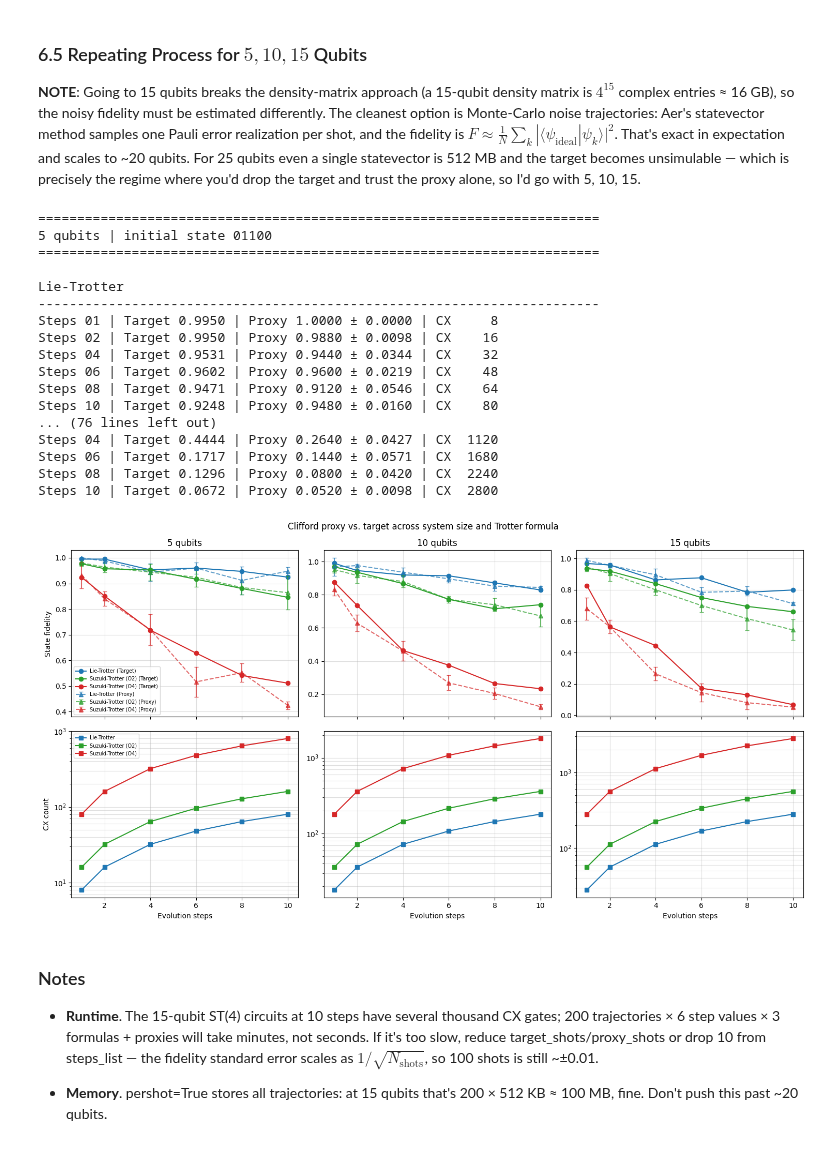
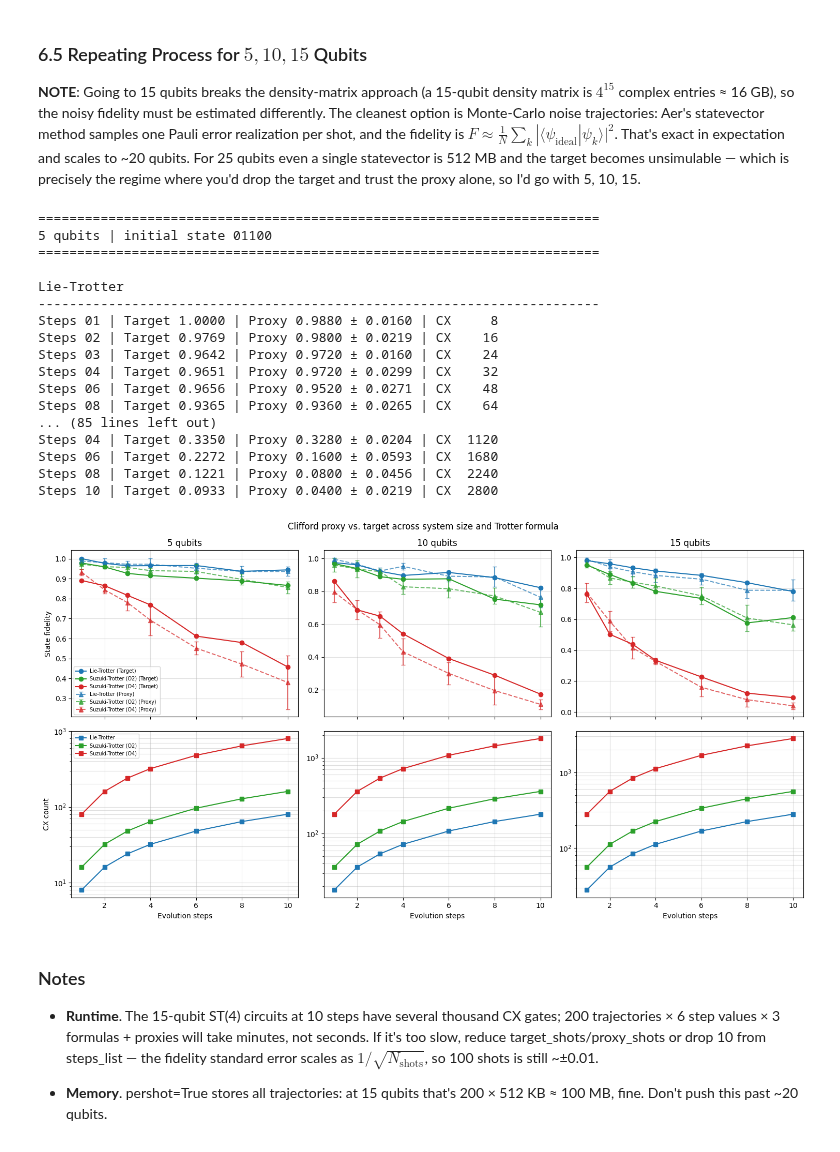
Before and after one commit to mukedon/quantum_computing, a Jupyter notebook: 4_projects_&_examples/3_ising_model_(cliff_trott)/3_cliff_trott._ising.ipynb, the cells around one changed output. Saved outputs shown, nothing was run; the diff lists cells and outputs as text; code cells hidden in the pictures.

```diff
--- a/4_projects_&_examples/3_ising_model_(cliff_trott)/3_cliff_trott._ising.ipynb
+++ b/4_projects_&_examples/3_ising_model_(cliff_trott)/3_cliff_trott._ising.ipynb
@@ -63,15 +63,16 @@ This creates a statistical ensemble of circuits whose average fidelity tracks th
 # %%
 # Randomized Cliffordization of Circuit (Scalable Proxy Circuit)
 def cliffordize_circuit(qc_basis, num_proxies=10, rng=rng):
-    """Replace every rz(theta) with rz(k*pi/2). Gate count is unchanged."""
+    """Replace every rz(theta) and rx(theta) with rz(k*pi/2) or rx(k*pi/2). Gate count/structure is unchanged."""
     proxies = []
     for _ in range(num_proxies):
         proxy = qc_basis.copy_empty_like()
         for instr in qc_basis.data:
             op = instr.operation
-            if op.name == "rz":
+            if op.name in ["rz", "rx"]:
                 k = rng.integers(4)
-                proxy.rz(k * np.pi / 2, instr.qubits[0])
+                # Apply the corresponding gate dynamically (rz or rx) with a Clifford phase k * pi/2
+                getattr(proxy, op.name)(k * np.pi / 2, instr.qubits[0])
             else:
                 proxy.append(op, instr.qubits, instr.clbits)
         proxies.append(proxy)
@@ -558,7 +559,7 @@ def run_benchmark(n_qubits, formulas, steps_list, total_time=1.0,
 # Run across system sizes
 # ============================================================
 qubit_sizes = [5, 10, 15]
-steps_list = [1, 2, 4, 6, 8, 10]
+steps_list = [1, 2, 3, 4, 6, 8, 10]
 formulas = {
     "Lie-Trotter": LieTrotter(),
     "Suzuki-Trotter (O2)": SuzukiTrotter(order=2),
@@ -578,45 +579,45 @@ colors = ["C0", "C2", "C3"]
 
 for col, n in enumerate(qubit_sizes):
     ax_fid, ax_cx = axes[0, col], axes[1, col]
     for (name, r), c in zip(all_results[n].items(), colors):
         steps, ft, fp, sp, ncx = r.T
         ax_fid.plot(steps, ft, "o-", color=c, label=f"{name} (Target)")
         ax_fid.errorbar(
             steps, fp, yerr=sp, fmt="^--", color=c, alpha=0.7, capsize=3,
             label=f"{name} (Proxy)",
         )
         ax_cx.plot(steps, ncx, "s-", color=c, label=name)
 
     ax_fid.set(title=f"{n} qubits", ylabel="State fidelity" if col == 0 else "")
     ax_cx.set(xlabel="Evolution steps", ylabel="CX count" if col == 0 else "")
     ax_cx.set_yscale("log")
     for ax in (ax_fid, ax_cx):
         ax.grid(True, which="both", alpha=0.4)
 
 axes[0, 0].legend(fontsize=7)
 axes[1, 0].legend(fontsize=7)
 fig.suptitle("Clifford proxy vs. target across system size and Trotter formula")
 plt.tight_layout()
 plt.show()
 # %% [output]
 ========================================================================
 5 qubits | initial state 01100
 ========================================================================
 
 Lie-Trotter
 ------------------------------------------------------------------------
-Steps 01 | Target 0.9950 | Proxy 1.0000 ± 0.0000 | CX     8
-Steps 02 | Target 0.9950 | Proxy 0.9880 ± 0.0098 | CX    16
-Steps 04 | Target 0.9531 | Proxy 0.9440 ± 0.0344 | CX    32
-Steps 06 | Target 0.9602 | Proxy 0.9600 ± 0.0219 | CX    48
-Steps 08 | Target 0.9471 | Proxy 0.9120 ± 0.0546 | CX    64
-Steps 10 | Target 0.9248 | Proxy 0.9480 ± 0.0160 | CX    80
-... (76 lines left out)
-Steps 04 | Target 0.4444 | Proxy 0.2640 ± 0.0427 | CX  1120
-Steps 06 | Target 0.1717 | Proxy 0.1440 ± 0.0571 | CX  1680
-Steps 08 | Target 0.1296 | Proxy 0.0800 ± 0.0420 | CX  2240
-Steps 10 | Target 0.0672 | Proxy 0.0520 ± 0.0098 | CX  2800
+Steps 01 | Target 1.0000 | Proxy 0.9880 ± 0.0160 | CX     8
+Steps 02 | Target 0.9769 | Proxy 0.9800 ± 0.0219 | CX    16
+Steps 03 | Target 0.9642 | Proxy 0.9720 ± 0.0160 | CX    24
+Steps 04 | Target 0.9651 | Proxy 0.9720 ± 0.0299 | CX    32
+Steps 06 | Target 0.9656 | Proxy 0.9520 ± 0.0271 | CX    48
+Steps 08 | Target 0.9365 | Proxy 0.9360 ± 0.0265 | CX    64
+... (85 lines left out)
+Steps 04 | Target 0.3350 | Proxy 0.3280 ± 0.0204 | CX  1120
+Steps 06 | Target 0.2272 | Proxy 0.1600 ± 0.0593 | CX  1680
+Steps 08 | Target 0.1221 | Proxy 0.0800 ± 0.0456 | CX  2240
+Steps 10 | Target 0.0933 | Proxy 0.0400 ± 0.0219 | CX  2800
-[figure, old version]
+[figure, new version]
 # %% [markdown]
 ### Notes
 
```
Also changed, not shown: parts of 10 cells of this notebook.
